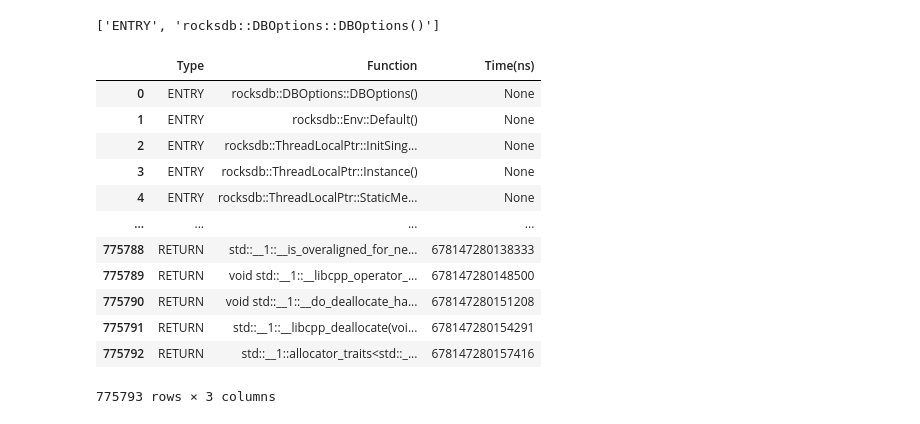
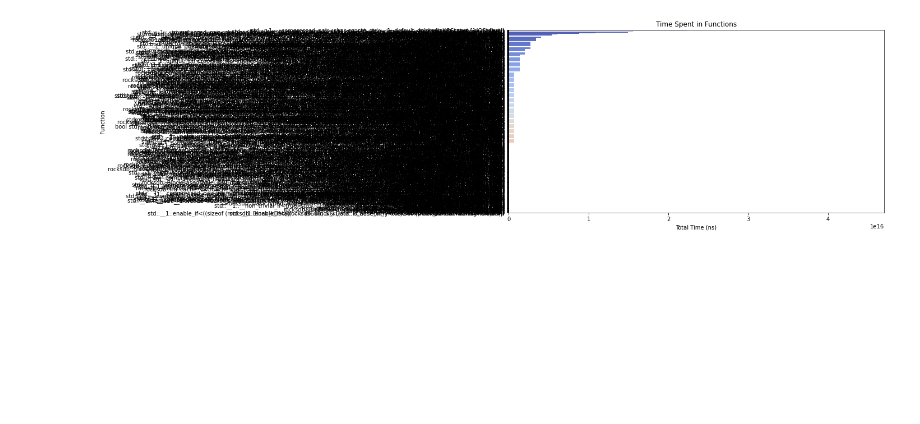
Before and after one commit to wesleylcf/profile_rocksdb, a Jupyter notebook: profiling/point_lookup/visualize.ipynb, the cells around one changed output. Saved outputs shown, nothing was run; the diff lists cells and outputs as text; code cells hidden in the pictures; blank space fills up the shorter version.

```diff
--- a/profiling/point_lookup/visualize.ipynb
+++ b/profiling/point_lookup/visualize.ipynb
@@ -6,55 +6,38 @@
 # %%
 import pandas as pd
 import matplotlib.pyplot as plt
 import seaborn as sns
 
 # Load the data
 file_path = "dtrace.txt"
 
 data = []
 with open(file_path, "r") as file:
   for i, line in enumerate(file):
       # Split each line by the | separator
       parts = line.strip().split("|")
-      if i == 0:
-        print(parts)
       if parts[0] == "ENTRY":
-          data.append({"Type": "ENTRY", "Function": parts[1], "Time(ns)": None})
+          data.append({"Type": "ENTRY", "Function": parts[1], "Time": "0"})
       elif parts[0] == "RETURN":
-          data.append({"Type": "RETURN", "Function": parts[1], "Time(ns)": str(parts[2])})
+          data.append({"Type": "RETURN", "Function": parts[1], "Time": str(parts[2])})
 
 df = pd.DataFrame(data)
-df
+df["Time"] = pd.to_numeric(df["Time"], errors='coerce')  # Convert time to float
 
-# # # Filter relevant entries
-# entry_index = df[(df["Type"] == "ENTRY") & (df["Function"].str.startswith("rocksdb::DBImpl::Get("))].index[0]
-# return_index = df[(df["Type"] == "RETURN") & (df["Function"].str.startswith("rocksdb::DBImpl::Get("))].index[0]
-# df = df.loc[entry_index:return_index]
+# # Filter relevant entries
+entry_index = df[(df["Type"] == "ENTRY") & (df["Function"].str.startswith("rocksdb::DBImpl::Get("))].index[0]
+return_index = df[(df["Type"] == "RETURN") & (df["Function"].str.startswith("rocksdb::DBImpl::Get("))].index[0]
+df = df.loc[entry_index:return_index]
 
-# df
+# Aggregate time spent per function
+time_spent = df[df["Type"] == "RETURN"].groupby("Function")["Time"].sum().reset_index()
+time_spent = time_spent.sort_values(by="Time", ascending=False)
 
-# # Aggregate time spent per function
-# time_spent = df[df["Type"] == "RETURN"].groupby("Function")["Time"].sum().reset_index()
-# time_spent = time_spent.sort_values(by="Time", ascending=False)
-
-# plt.figure(figsize=(12, 6))
-# sns.barplot(x="Time", y="Function", data=time_spent, palette="coolwarm")
-# plt.xlabel("Total Time (ns)")
-# plt.ylabel("Function")
-# plt.title("Time Spent in Functions")
-# plt.show()
+plt.figure(figsize=(12, 6))
+sns.barplot(x="Time", y="Function", data=time_spent, palette="coolwarm")
+plt.xlabel("Total Time (ns)")
+plt.ylabel("Function")
+plt.title("Time Spent in Functions")
+plt.show()
 # %% [output]
-['ENTRY', 'rocksdb::DBOptions::DBOptions()']
-|  | Type | Function | Time(ns) |
-| 0 | ENTRY | rocksdb::DBOptions::DBOptions() | None |
-| 1 | ENTRY | rocksdb::Env::Default() | None |
-| 2 | ENTRY | rocksdb::ThreadLocalPtr::InitSing... | None |
-| 3 | ENTRY | rocksdb::ThreadLocalPtr::Instance() | None |
-| 4 | ENTRY | rocksdb::ThreadLocalPtr::StaticMe... | None |
-| ... | ... | ... | ... |
-| 775788 | RETURN | std::__1::__is_overaligned_for_ne... | 678147280138333 |
-| 775789 | RETURN | void std::__1::__libcpp_operator_... | 678147280148500 |
-| 775790 | RETURN | void std::__1::__do_deallocate_ha... | 678147280151208 |
-| 775791 | RETURN | std::__1::__libcpp_deallocate(voi... | 678147280154291 |
-| 775792 | RETURN | std::__1::allocator_traits<std::_... | 678147280157416 |
-775793 rows × 3 columns
+[figure, added]
```
Also changed, not shown: 21 other files.
